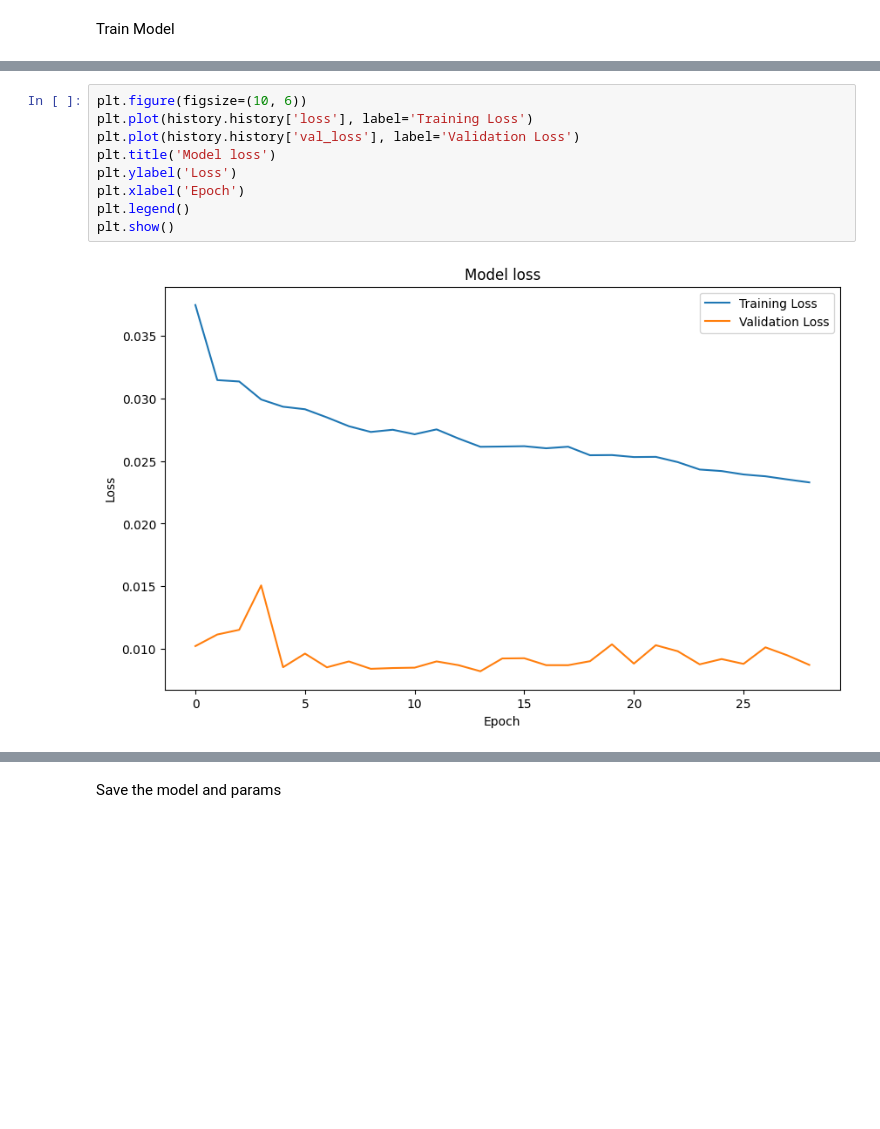
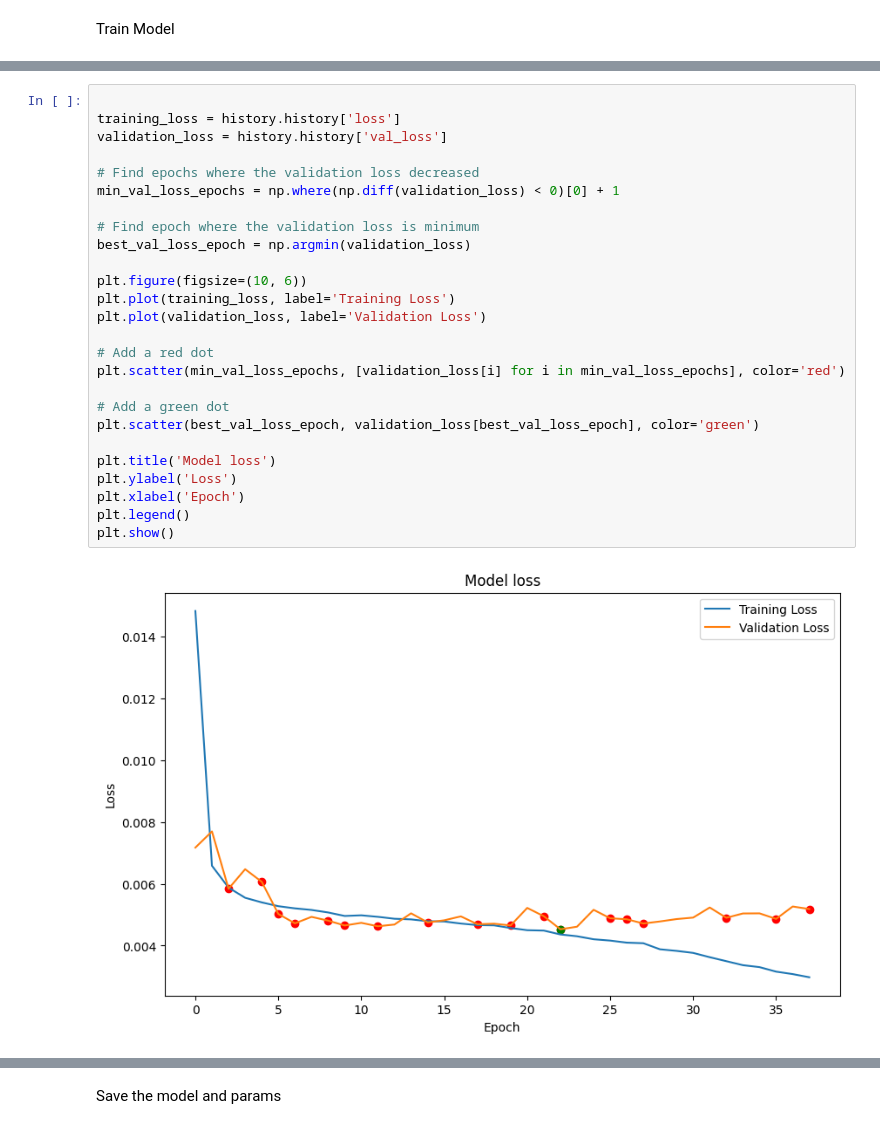
Before and after one commit to IngiumDev/ion-mobility-prediction, a Jupyter notebook: models/LSTM/lstm-model.ipynb, the cells around one changed output, grey strips where cells are left out. Drawn from its saved outputs; the diff is of its cells as text; blank space fills up the shorter version.

```diff
--- a/models/LSTM/lstm-model.ipynb
+++ b/models/LSTM/lstm-model.ipynb
@@ -122,11 +201,28 @@ history = model.fit([np.array(X_train_seq), np.array(X_train_mc)], np.array(y_tr
-# %%
-plt.figure(figsize=(10, 6))
-plt.plot(history.history['loss'], label='Training Loss')
-plt.plot(history.history['val_loss'], label='Validation Loss')
-plt.title('Model loss')
-plt.ylabel('Loss')
-plt.xlabel('Epoch')
-plt.legend()
-plt.show()
-# %% [output]
-[figure, removed]
+# %%
+
+training_loss = history.history['loss']
+validation_loss = history.history['val_loss']
+
+# Find epochs where the validation loss decreased
+min_val_loss_epochs = np.where(np.diff(validation_loss) < 0)[0] + 1
+
+# Find epoch where the validation loss is minimum
+best_val_loss_epoch = np.argmin(validation_loss)
+
+plt.figure(figsize=(10, 6))
+plt.plot(training_loss, label='Training Loss')
+plt.plot(validation_loss, label='Validation Loss')
+
+# Add a red dot
+plt.scatter(min_val_loss_epochs, [validation_loss[i] for i in min_val_loss_epochs], color='red')
+
+# Add a green dot
+plt.scatter(best_val_loss_epoch, validation_loss[best_val_loss_epoch], color='green')
+
+plt.title('Model loss')
+plt.ylabel('Loss')
+plt.xlabel('Epoch')
+plt.legend()
+plt.show()
+# %% [output]
+[figure, added]
```
Also changed, not shown: parts of 17 cells of this notebook.
